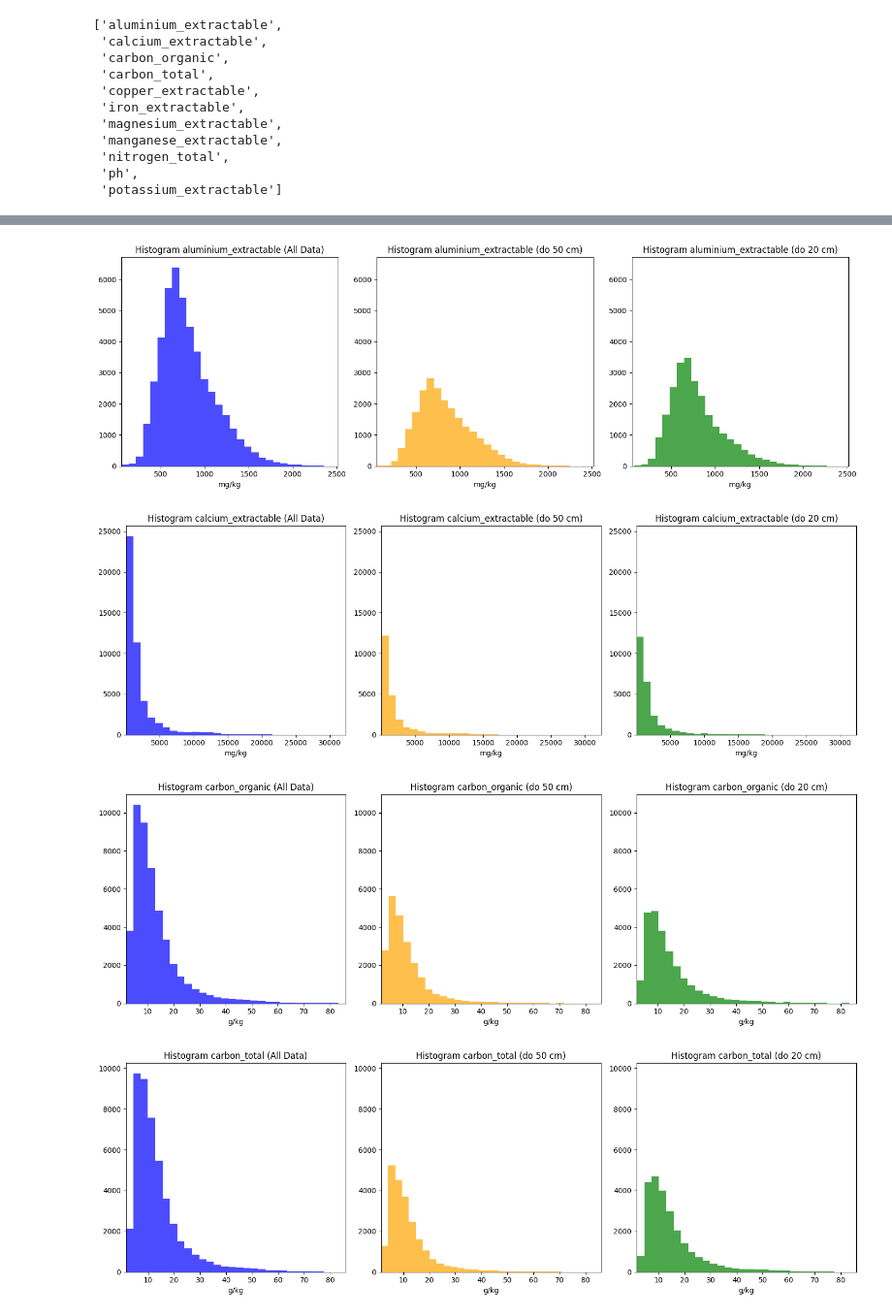
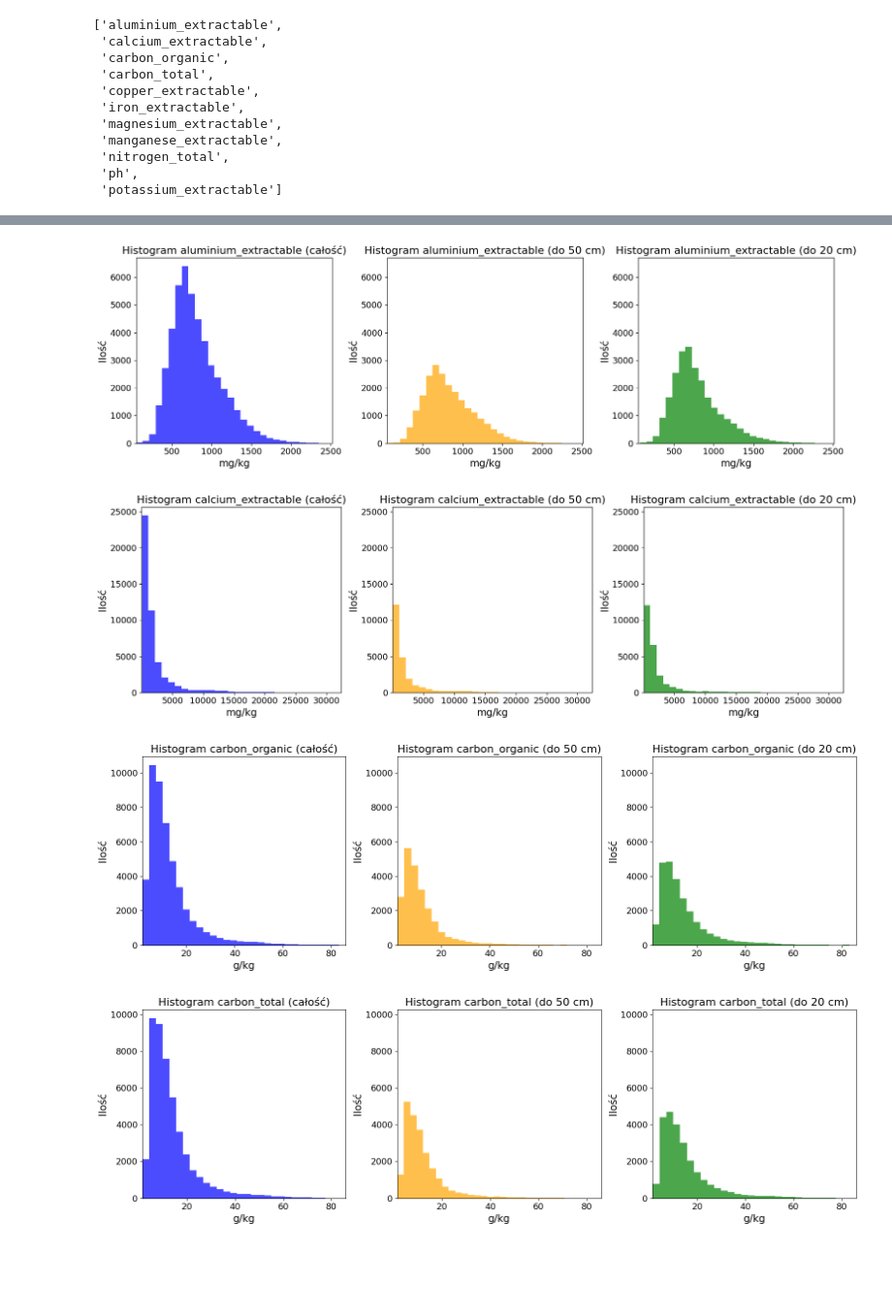
Before and after one commit to amdla/Data-visualisation, a Jupyter notebook: Afryka-ziemia/notebook.ipynb, the cells around one changed output, grey strips where cells are left out. Shown at 97% size. Drawn from its saved outputs; the diff is of its cells as text; code cells hidden in the pictures; blank space fills up the shorter version.

```diff
--- a/Afryka-ziemia/notebook.ipynb
+++ b/Afryka-ziemia/notebook.ipynb
@@ -416,15 +422,19 @@ for idx, column in enumerate(columns):
     if column == 'ph':
         entity = ''  # No unit for 'ph'
 
-    fig, axs = plt.subplots(1, 2, figsize = (15, 10))
-    axs[0].hist(df[column], bins = 30)
-    axs[0].set_xlabel(entity)
-    axs[0].set_title(f"Histogram {column}")
+    fig, axs = plt.subplots(1, 2, figsize = (10, 6))
+    axs[0].hist(df[column], bins = 30, alpha=0.7, color='blue')
+    axs[0].set_xlabel(entity, fontsize = 14)
+    axs[0].set_title(f"Histogram {column}", fontsize = 14)
+    axs[0].set_ylabel("Ilość", fontsize=14)
+    axs[0].tick_params(axis='both', which='major', labelsize=12)
 
     axs[1].boxplot(df[column])
-    axs[1].set_ylabel(entity)
-    axs[1].set_xlabel(column)
-    axs[1].set_title(f"Boxplot {column}")
+    axs[1].set_ylabel(entity, fontsize = 14)
+    axs[1].set_xlabel(column, fontsize = 14)
+    axs[1].set_title(f"Boxplot {column}", fontsize = 14)
+    axs[1].tick_params(axis='both', which='major', labelsize=12)
 
+    plt.tight_layout()
     plt.show()
 # %% [output]
@@ -442,39 +452,44 @@ for idx, column in enumerate(columns):
 # %%
 mg_kg = [columns[x] for x in [0, 1, 4, 5, 6, 7, 10]]
 for idx, column in enumerate(columns):
     entity = 'g/kg'
     if idx in [0, 1, 4, 5, 6, 7, 10]:
         entity = 'mg/kg'
     if column == 'ph':
         entity = ''
 
-    fig, axs = plt.subplots(1, 3, figsize=(15, 5))
+    fig, axs = plt.subplots(1, 3, figsize=(16, 5))
 
     axs[0].hist(df[column], bins=30, alpha=0.7, color='blue')
-    axs[0].set_xlabel(entity)
-    axs[0].set_title(f"Histogram {column} (All Data)")
+    axs[0].set_xlabel(entity, fontsize = 15)
+    axs[0].set_title(f"Histogram {column} (całość)", fontsize = 16)
+    axs[0].tick_params(axis='both', which='major', labelsize=14)
 
     axs[1].hist(df.loc[df['horizon_lower'] == 50, column], bins=30, alpha=0.7, color='orange')
-    axs[1].set_xlabel(entity)
-    axs[1].set_title(f"Histogram {column} (do 50 cm)")
+    axs[1].set_xlabel(entity, fontsize = 15)
+    axs[1].set_title(f"Histogram {column} (do 50 cm)", fontsize = 16)
+    axs[1].tick_params(axis='both', which='major', labelsize=14)
 
     axs[2].hist(df.loc[df['horizon_lower'] == 20, column], bins=30, alpha=0.7, color='green')
-    axs[2].set_xlabel(entity)
-    axs[2].set_title(f"Histogram {column} (do 20 cm)")
+    axs[2].set_xlabel(entity, fontsize = 15)
+    axs[2].set_title(f"Histogram {column} (do 20 cm)", fontsize = 16)
+    axs[2].tick_params(axis='both', which='major', labelsize=14)
 
-    x_min = min(df[column].min(), df.loc[df['horizon_lower'] == 20, column].min(), df.loc[df['horizon_lower'] == 0, column].min())
-    x_max = max(df[column].max(), df.loc[df['horizon_lower'] == 20, column].max(), df.loc[df['horizon_lower'] == 0, column].max())
+    x_min = min(df[column].min(), df.loc[df['horizon_lower'] == 20, column].min(), df.loc[df['horizon_lower'] == 50, column].min())
+    x_max = max(df[column].max(), df.loc[df['horizon_lower'] == 20, column].max(), df.loc[df['horizon_lower'] == 50, column].max())
     for ax in axs:
         ax.set_xlim(x_min, x_max)
 
     y_max = max(ax.get_ylim()[1] for ax in axs)
     for ax in axs:
         ax.set_ylim(0, y_max)
+        ax.set_ylabel("Ilość", fontsize=15)
+        ax.tick_params(axis='both', which='major', labelsize=13)
 
     plt.tight_layout()
     plt.show()
 # %% [output]
-[figure, old version]
+[figure, new version]
-[figure, old version]
+[figure, new version]
-[figure, old version]
+[figure, new version]
-[figure, old version]
+[figure, new version]
```
Also changed, not shown: parts of 7 cells of this notebook, 5 other files.
